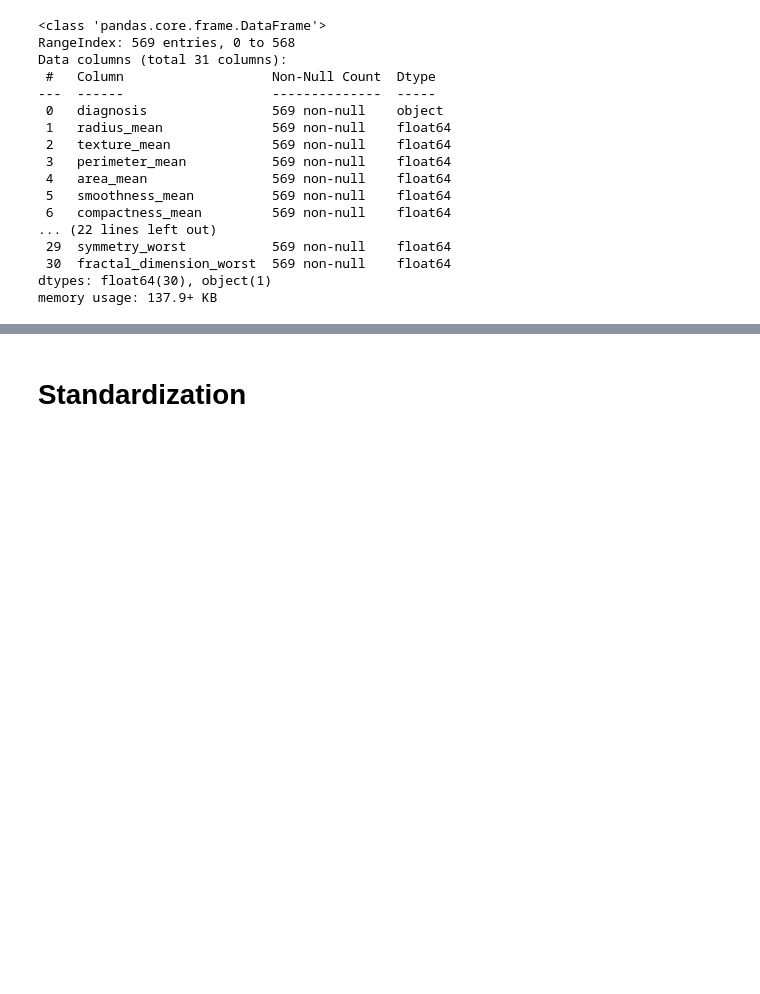
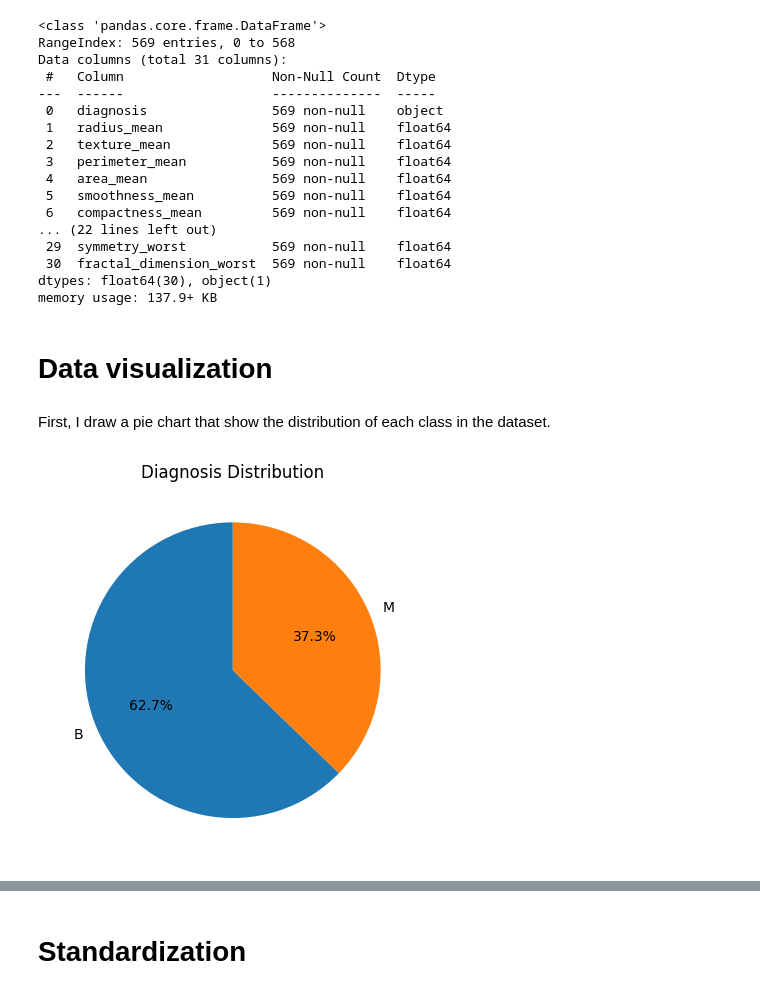
Before and after one commit to TheSyx04/project-1, a Jupyter notebook: data/process_dataset_1.ipynb, the cells around one changed output, grey strips where cells are left out. Drawn from its saved outputs; the diff is of its cells as text; code cells hidden in the pictures; blank space fills up the shorter version.

```diff
--- a/data/process_dataset_1.ipynb
+++ b/data/process_dataset_1.ipynb
@@ -123,0 +126,11 @@ memory usage: 137.9+ KB
+# %% [markdown]
+# Data visualization
+# %% [markdown]
+First, I draw a pie chart that show the distribution of each class in the dataset.
+# %%
+diagnosis_counts = df['diagnosis'].value_counts()
+plt.pie(diagnosis_counts,labels=diagnosis_counts.index,autopct='%1.1f%%',startangle=90)
+plt.title('Diagnosis Distribution')
+plt.show()
+# %% [output]
+[figure, added]
```
Also changed, not shown: parts of 13 cells of this notebook.
